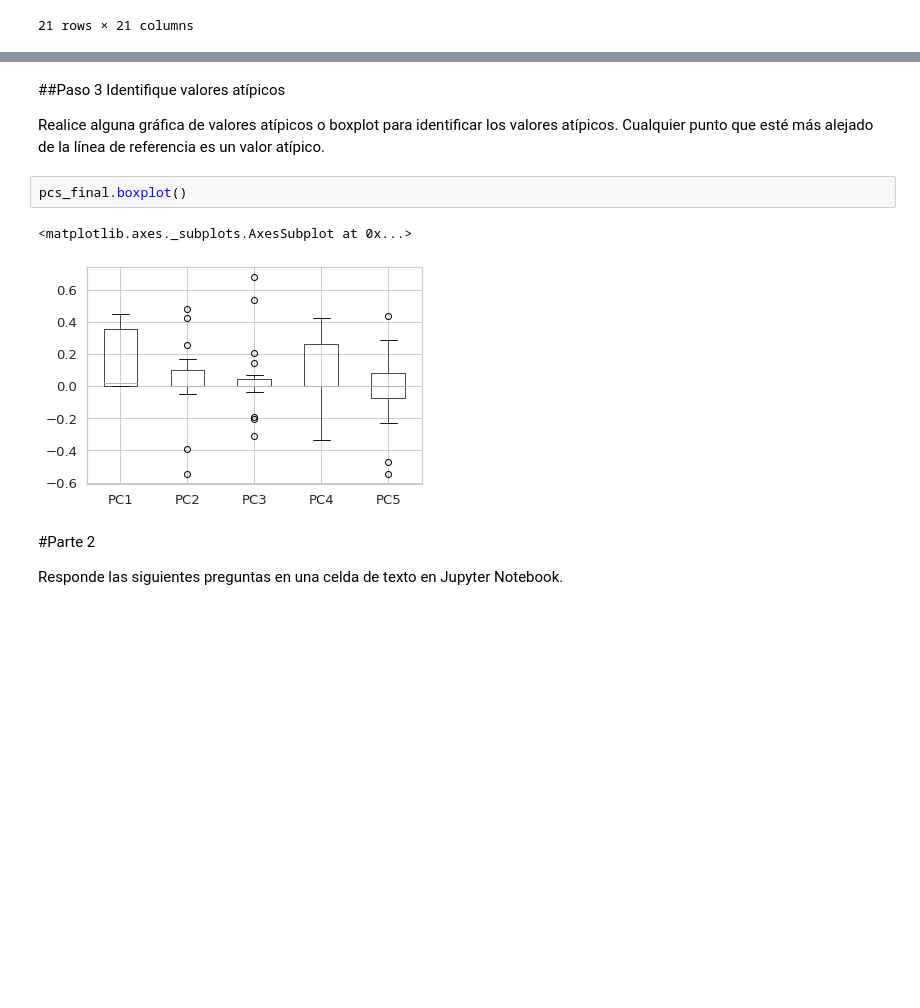
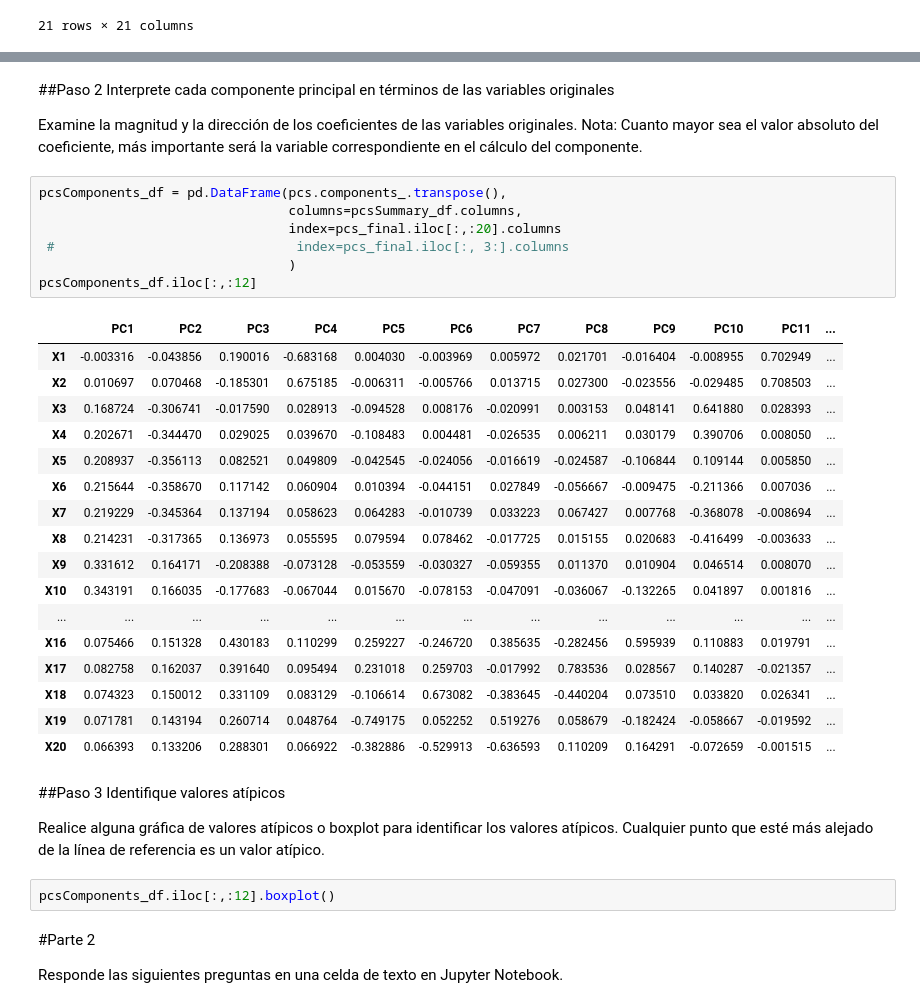
Before and after one commit to PosgradoMNA/actividades-del-projecto-equipo-125, a Jupyter notebook: Actividad_Semanal_4.ipynb, the cells around one changed output, grey strips where cells are left out. Cells and saved outputs as stored; diff of their text form; blank space fills up the shorter version.

```diff
--- a/Actividad_Semanal_4.ipynb
+++ b/Actividad_Semanal_4.ipynb
@@ -429,14 +448,42 @@ pcsSummary_df.iloc[2,4]
+# %% [markdown]
+##Paso 2
+Interprete cada componente principal en términos de las variables originales
+
+Examine la magnitud y la dirección de los coeficientes de las variables originales.
+Nota: Cuanto mayor sea el valor absoluto del coeficiente, más importante será la variable correspondiente en el cálculo del componente.
+# %%
+pcsComponents_df = pd.DataFrame(pcs.components_.transpose(),
+                                columns=pcsSummary_df.columns,
+                                index=pcs_final.iloc[:,:20].columns
+ #                               index=pcs_final.iloc[:, 3:].columns
+                                )
+pcsComponents_df.iloc[:,:12]
+# %% [output]
+|  | PC1 | PC2 | PC3 | PC4 | PC5 | PC6 | PC7 | PC8 | PC9 | PC10 | PC11 | ... |
+| X1 | -0.003316 | -0.043856 | 0.190016 | -0.683168 | 0.004030 | -0.003969 | 0.005972 | 0.021701 | -0.016404 | -0.008955 | 0.702949 | ... |
+| X2 | 0.010697 | 0.070468 | -0.185301 | 0.675185 | -0.006311 | -0.005766 | 0.013715 | 0.027300 | -0.023556 | -0.029485 | 0.708503 | ... |
+| X3 | 0.168724 | -0.306741 | -0.017590 | 0.028913 | -0.094528 | 0.008176 | -0.020991 | 0.003153 | 0.048141 | 0.641880 | 0.028393 | ... |
+| X4 | 0.202671 | -0.344470 | 0.029025 | 0.039670 | -0.108483 | 0.004481 | -0.026535 | 0.006211 | 0.030179 | 0.390706 | 0.008050 | ... |
+| X5 | 0.208937 | -0.356113 | 0.082521 | 0.049809 | -0.042545 | -0.024056 | -0.016619 | -0.024587 | -0.106844 | 0.109144 | 0.005850 | ... |
+| X6 | 0.215644 | -0.358670 | 0.117142 | 0.060904 | 0.010394 | -0.044151 | 0.027849 | -0.056667 | -0.009475 | -0.211366 | 0.007036 | ... |
+| X7 | 0.219229 | -0.345364 | 0.137194 | 0.058623 | 0.064283 | -0.010739 | 0.033223 | 0.067427 | 0.007768 | -0.368078 | -0.008694 | ... |
+| X8 | 0.214231 | -0.317365 | 0.136973 | 0.055595 | 0.079594 | 0.078462 | -0.017725 | 0.015155 | 0.020683 | -0.416499 | -0.003633 | ... |
+| X9 | 0.331612 | 0.164171 | -0.208388 | -0.073128 | -0.053559 | -0.030327 | -0.059355 | 0.011370 | 0.010904 | 0.046514 | 0.008070 | ... |
+| X10 | 0.343191 | 0.166035 | -0.177683 | -0.067044 | 0.015670 | -0.078153 | -0.047091 | -0.036067 | -0.132265 | 0.041897 | 0.001816 | ... |
+| ... | ... | ... | ... | ... | ... | ... | ... | ... | ... | ... | ... | ... |
+| X16 | 0.075466 | 0.151328 | 0.430183 | 0.110299 | 0.259227 | -0.246720 | 0.385635 | -0.282456 | 0.595939 | 0.110883 | 0.019791 | ... |
+| X17 | 0.082758 | 0.162037 | 0.391640 | 0.095494 | 0.231018 | 0.259703 | -0.017992 | 0.783536 | 0.028567 | 0.140287 | -0.021357 | ... |
+| X18 | 0.074323 | 0.150012 | 0.331109 | 0.083129 | -0.106614 | 0.673082 | -0.383645 | -0.440204 | 0.073510 | 0.033820 | 0.026341 | ... |
+| X19 | 0.071781 | 0.143194 | 0.260714 | 0.048764 | -0.749175 | 0.052252 | 0.519276 | 0.058679 | -0.182424 | -0.058667 | -0.019592 | ... |
+| X20 | 0.066393 | 0.133206 | 0.288301 | 0.066922 | -0.382886 | -0.529913 | -0.636593 | 0.110209 | 0.164291 | -0.072659 | -0.001515 | ... |
 # %% [markdown]
 
 ##Paso 3
  Identifique valores atípicos
 
 Realice alguna gráfica de valores atípicos o boxplot para identificar los valores atípicos. Cualquier punto que esté más alejado de la línea de referencia es un valor atípico.
-# %%
-pcs_final.boxplot()
-# %% [output]
-<matplotlib.axes._subplots.AxesSubplot at 0x...>
-[figure, removed]
+# %%
+pcsComponents_df.iloc[:,:12].boxplot()
 # %% [markdown]
 #Parte 2
 
```
Also changed, not shown: parts of 21 cells of this notebook.
